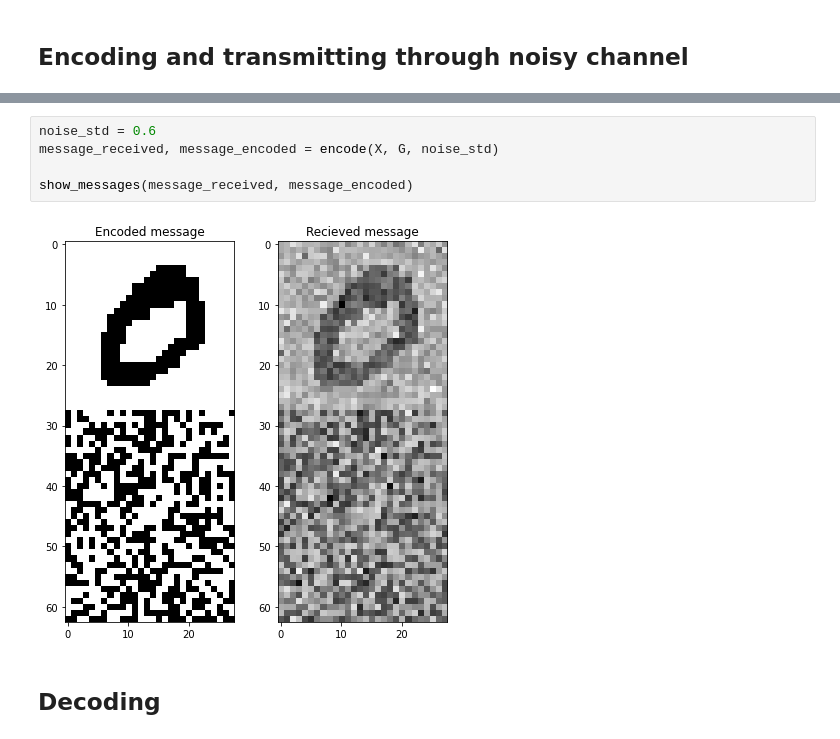
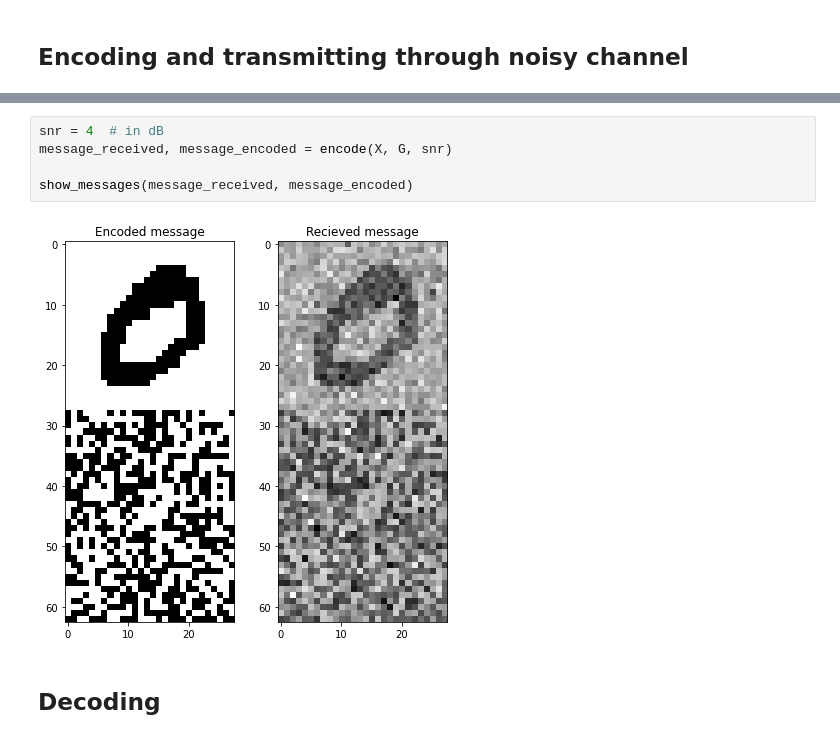
Before and after one commit to ffflowww/ldcp_codes, a Jupyter notebook: notebook_ldcp.ipynb, the cells around one changed output, grey strips where cells are left out. Drawn from its saved outputs; the diff is of its cells as text.

```diff
--- a/notebook_ldcp.ipynb
+++ b/notebook_ldcp.ipynb
@@ -131,13 +128,13 @@ def decode(mes, H, noise_std, max_iterations=30):
             break
 
     return results
-# %%
-noise_std = 0.6
-message_received, message_encoded = encode(X, G, noise_std)
-
-show_messages(message_received, message_encoded)
-# %% [output]
-[figure, removed]
+# %%
+snr = 4  # in dB
+message_received, message_encoded = encode(X, G, snr)
+
+show_messages(message_received, message_encoded)
+# %% [output]
+[figure, added]
 # %% [markdown]
 ## Decoding
 # %%
```
Also changed, not shown: parts of 5 cells of this notebook.
